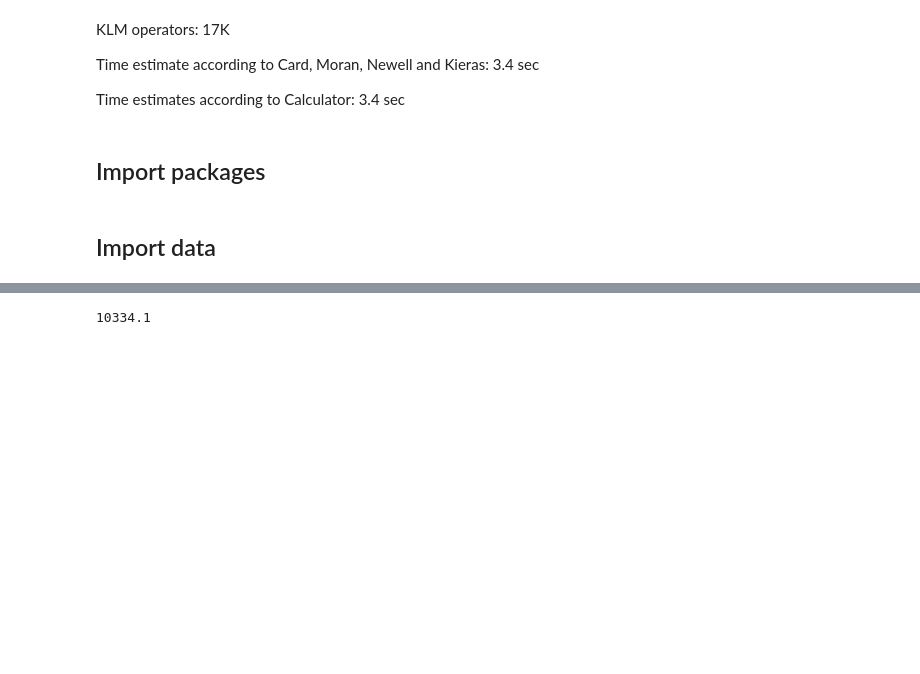
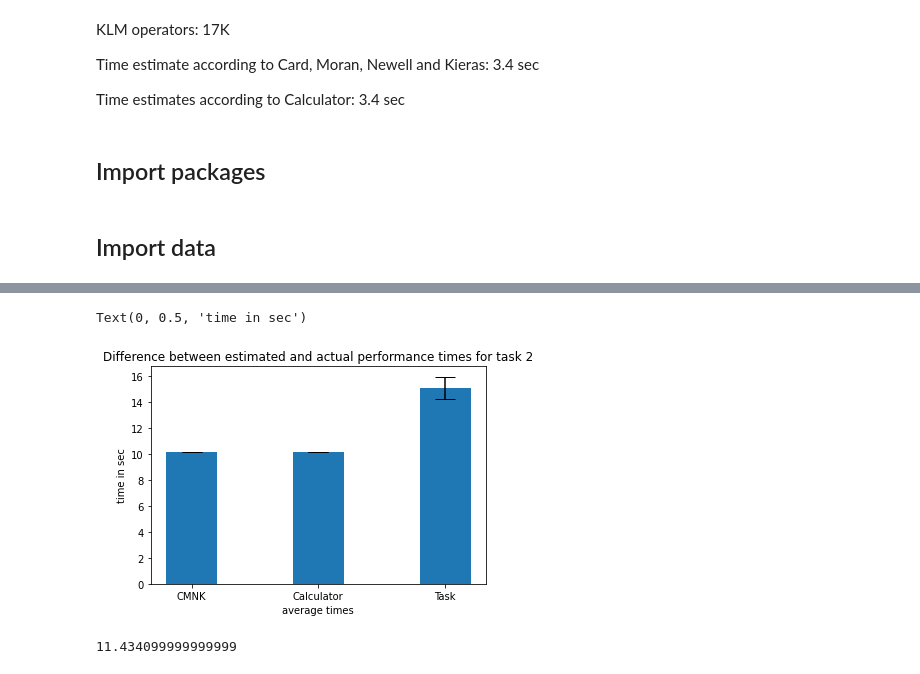
Before and after one commit to ITT-21SS-UR/assignment6-modellinginteraction-jt6, a Jupyter notebook: klm_report/klm_report.ipynb, the cells around one changed output, grey strips where cells are left out. Cells and saved outputs as stored; diff of their text form; code cells hidden in the pictures; blank space fills up the shorter version.

```diff
--- a/klm_report/klm_report.ipynb
+++ b/klm_report/klm_report.ipynb
@@ -162,26 +183,41 @@ Text(0, 0.5, 'time')
+# %%
+# Comparison of task 13with the estimated times of Card, Moran, Newell and Kieras and the calculator
+x = np.arange(3)
+width = 0.4
+cmnk_task2 = 10.2
+calc_task2 = 10.2
+plt.bar(x, (cmnk_task2, calc_task2, mean_task2), width, yerr=[0, 0, stdev_task2], capsize= 10)
+plt.title('Difference between estimated and actual performance times for task 2')
+plt.xlabel('average times')
+plt.xticks(x, ['CMNK', 'Calculator', 'Task'])
+plt.ylabel('time in sec')
+# %% [output]
+Text(0, 0.5, 'time in sec')
+[figure, added]
 # %%
 # calculate time for task 3
-task3_rep1 = df_task_3_1.iloc[13]['timestamp_msSinceEpoch'] - df_task_3_1.iloc[0]['timestamp_msSinceEpoch']
-task3_rep2 = df_task_3_1.iloc[40]['timestamp_msSinceEpoch'] - df_task_3_1.iloc[27]['timestamp_msSinceEpoch']
-task3_rep3 = df_task_3_1.iloc[55]['timestamp_msSinceEpoch'] - df_task_3_1.iloc[42]['timestamp_msSinceEpoch']
-task3_rep4 = df_task_3_1.iloc[80]['timestamp_msSinceEpoch'] - df_task_3_1.iloc[67]['timestamp_msSinceEpoch']
-task3_rep5 = df_task_3_1.iloc[95]['timestamp_msSinceEpoch'] - df_task_3_1.iloc[82]['timestamp_msSinceEpoch']
-task3_rep6 = df_task_3_1.iloc[110]['timestamp_msSinceEpoch'] - df_task_3_1.iloc[91]['timestamp_msSinceEpoch']
-task3_rep7 = df_task_3_1.iloc[125]['timestamp_msSinceEpoch'] - df_task_3_1.iloc[112]['timestamp_msSinceEpoch']
-task3_rep8 = df_task_3_1.iloc[144]['timestamp_msSinceEpoch'] - df_task_3_1.iloc[131]['timestamp_msSinceEpoch']
-task3_rep9 = df_task_3_1.iloc[159]['timestamp_msSinceEpoch'] - df_task_3_1.iloc[146]['timestamp_msSinceEpoch']
-task3_rep10 = df_task_3_1.iloc[174]['timestamp_msSinceEpoch'] - df_task_3_1.iloc[161]['timestamp_msSinceEpoch']
-task3_rep11 = df_task_3_2.iloc[13]['timestamp_msSinceEpoch'] - df_task_3_2.iloc[0]['timestamp_msSinceEpoch']
-task3_rep12 = df_task_3_2.iloc[28]['timestamp_msSinceEpoch'] - df_task_3_2.iloc[15]['timestamp_msSinceEpoch']
-task3_rep13 = df_task_3_2.iloc[43]['timestamp_msSinceEpoch'] - df_task_3_2.iloc[30]['timestamp_msSinceEpoch']
-task3_rep14 = df_task_3_2.iloc[58]['timestamp_msSinceEpoch'] - df_task_3_2.iloc[45]['timestamp_msSinceEpoch']
-task3_rep15 = df_task_3_2.iloc[73]['timestamp_msSinceEpoch'] - df_task_3_2.iloc[60]['timestamp_msSinceEpoch']
-task3_rep16 = df_task_3_2.iloc[88]['timestamp_msSinceEpoch'] - df_task_3_2.iloc[75]['timestamp_msSinceEpoch']
-task3_rep17 = df_task_3_2.iloc[103]['timestamp_msSinceEpoch'] - df_task_3_2.iloc[90]['timestamp_msSinceEpoch']
-task3_rep18 = df_task_3_2.iloc[118]['timestamp_msSinceEpoch'] - df_task_3_2.iloc[105]['timestamp_msSinceEpoch']
-task3_rep19 = df_task_3_2.iloc[133]['timestamp_msSinceEpoch'] - df_task_3_2.iloc[120]['timestamp_msSinceEpoch']
-task3_rep20 = df_task_3_2.iloc[159]['timestamp_msSinceEpoch'] - df_task_3_2.iloc[146]['timestamp_msSinceEpoch']
+task3_rep1 = (df_task_3_1.iloc[13]['timestamp_msSinceEpoch'] - df_task_3_1.iloc[0]['timestamp_msSinceEpoch'])/sec + first_pointing
+task3_rep2 = (df_task_3_1.iloc[40]['timestamp_msSinceEpoch'] - df_task_3_1.iloc[27]['timestamp_msSinceEpoch'])/sec + first_pointing
+task3_rep3 = (df_task_3_1.iloc[55]['timestamp_msSinceEpoch'] - df_task_3_1.iloc[42]['timestamp_msSinceEpoch'])/sec + first_pointing
+task3_rep4 = (df_task_3_1.iloc[80]['timestamp_msSinceEpoch'] - df_task_3_1.iloc[67]['timestamp_msSinceEpoch'])/sec + first_pointing
+task3_rep5 = (df_task_3_1.iloc[95]['timestamp_msSinceEpoch'] - df_task_3_1.iloc[82]['timestamp_msSinceEpoch'])/sec + first_pointing
+task3_rep6 = (df_task_3_1.iloc[110]['timestamp_msSinceEpoch'] - df_task_3_1.iloc[91]['timestamp_msSinceEpoch'])/sec + first_pointing
+task3_rep7 = (df_task_3_1.iloc[125]['timestamp_msSinceEpoch'] - df_task_3_1.iloc[112]['timestamp_msSinceEpoch'])/sec + first_pointing
+task3_rep8 = (df_task_3_1.iloc[144]['timestamp_msSinceEpoch'] - df_task_3_1.iloc[131]['timestamp_msSinceEpoch'])/sec + first_pointing
+task3_rep9 = (df_task_3_1.iloc[159]['timestamp_msSinceEpoch'] - df_task_3_1.iloc[146]['timestamp_msSinceEpoch'])/sec + first_pointing
+task3_rep10 = (df_task_3_1.iloc[174]['timestamp_msSinceEpoch'] - df_task_3_1.iloc[161]['timestamp_msSinceEpoch'])/sec + first_pointing
+task3_rep11 = (df_task_3_2.iloc[13]['timestamp_msSinceEpoch'] - df_task_3_2.iloc[0]['timestamp_msSinceEpoch'])/sec + first_pointing
+task3_rep12 = (df_task_3_2.iloc[28]['timestamp_msSinceEpoch'] - df_task_3_2.iloc[15]['timestamp_msSinceEpoch'])/sec + first_pointing
+task3_rep13 = (df_task_3_2.iloc[43]['timestamp_msSinceEpoch'] - df_task_3_2.iloc[30]['timestamp_msSinceEpoch'])/sec + first_pointing
+task3_rep14 = (df_task_3_2.iloc[58]['timestamp_msSinceEpoch'] - df_task_3_2.iloc[45]['timestamp_msSinceEpoch'])/sec + first_pointing
+task3_rep15 = (df_task_3_2.iloc[73]['timestamp_msSinceEpoch'] - df_task_3_2.iloc[60]['timestamp_msSinceEpoch'])/sec + first_pointing
+task3_rep16 = (df_task_3_2.iloc[88]['timestamp_msSinceEpoch'] - df_task_3_2.iloc[75]['timestamp_msSinceEpoch'])/sec + first_pointing
+task3_rep17 = (df_task_3_2.iloc[103]['timestamp_msSinceEpoch'] - df_task_3_2.iloc[90]['timestamp_msSinceEpoch'])/sec + first_pointing
+task3_rep18 = (df_task_3_2.iloc[118]['timestamp_msSinceEpoch'] - df_task_3_2.iloc[105]['timestamp_msSinceEpoch'])/sec + first_pointing
+task3_rep19 = (df_task_3_2.iloc[133]['timestamp_msSinceEpoch'] - df_task_3_2.iloc[120]['timestamp_msSinceEpoch'])/sec + first_pointing
+task3_rep20 = (df_task_3_2.iloc[159]['timestamp_msSinceEpoch'] - df_task_3_2.iloc[146]['timestamp_msSinceEpoch'])/sec + first_pointing
 mean_task3 = np.mean([task3_rep1, task3_rep2, task3_rep3, task3_rep4, task3_rep5, task3_rep6, task3_rep7, task3_rep8, task3_rep9, task3_rep10, task3_rep11, task3_rep12, task3_rep13, task3_rep14, task3_rep15, task3_rep16, task3_rep17, task3_rep18, task3_rep19, task3_rep20])
+stdev_task3 = np.std([task3_rep1, task3_rep2, task3_rep3, task3_rep4, task3_rep5, task3_rep6, task3_rep7, task3_rep8, task3_rep9, task3_rep10, task3_rep11, task3_rep12, task3_rep13, task3_rep14, task3_rep15, task3_rep16, task3_rep17, task3_rep18, task3_rep19, task3_rep20])
 mean_task3
 # %% [output]
-10334.1
+11.434099999999999
```
Also changed, not shown: parts of 15 cells of this notebook.
